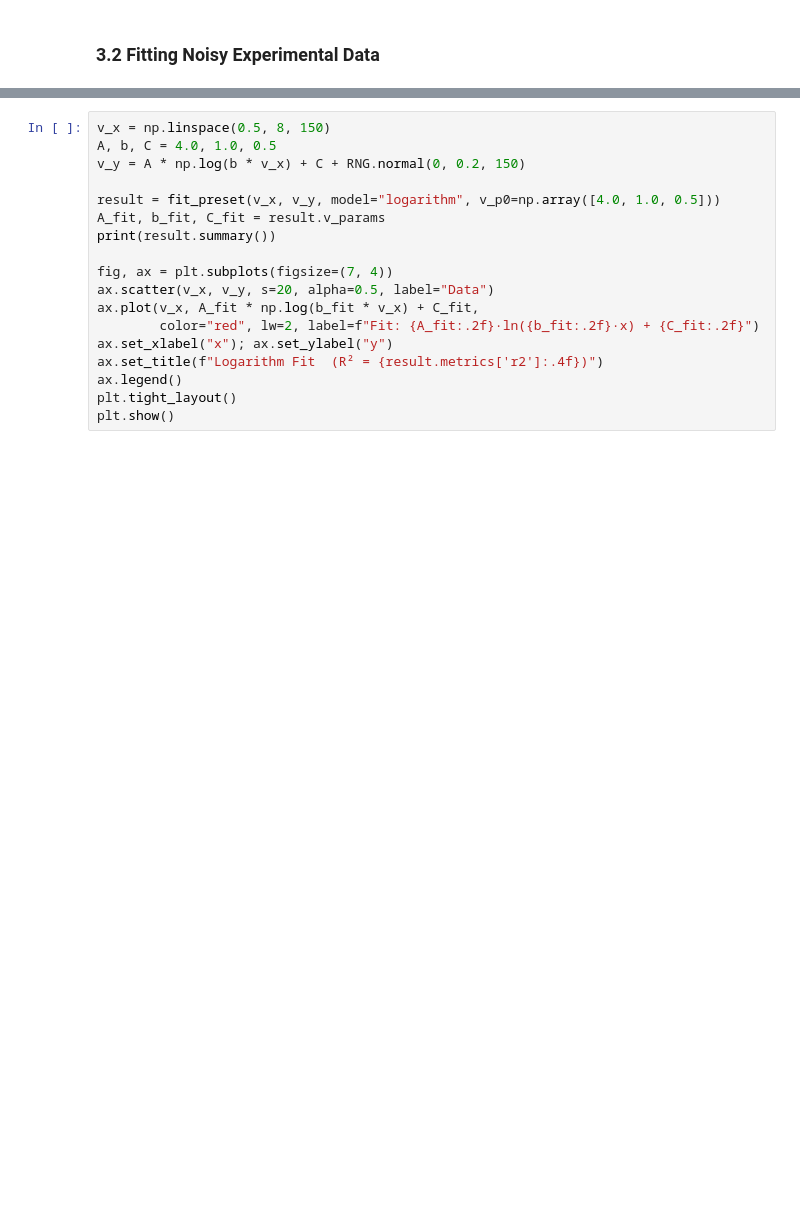
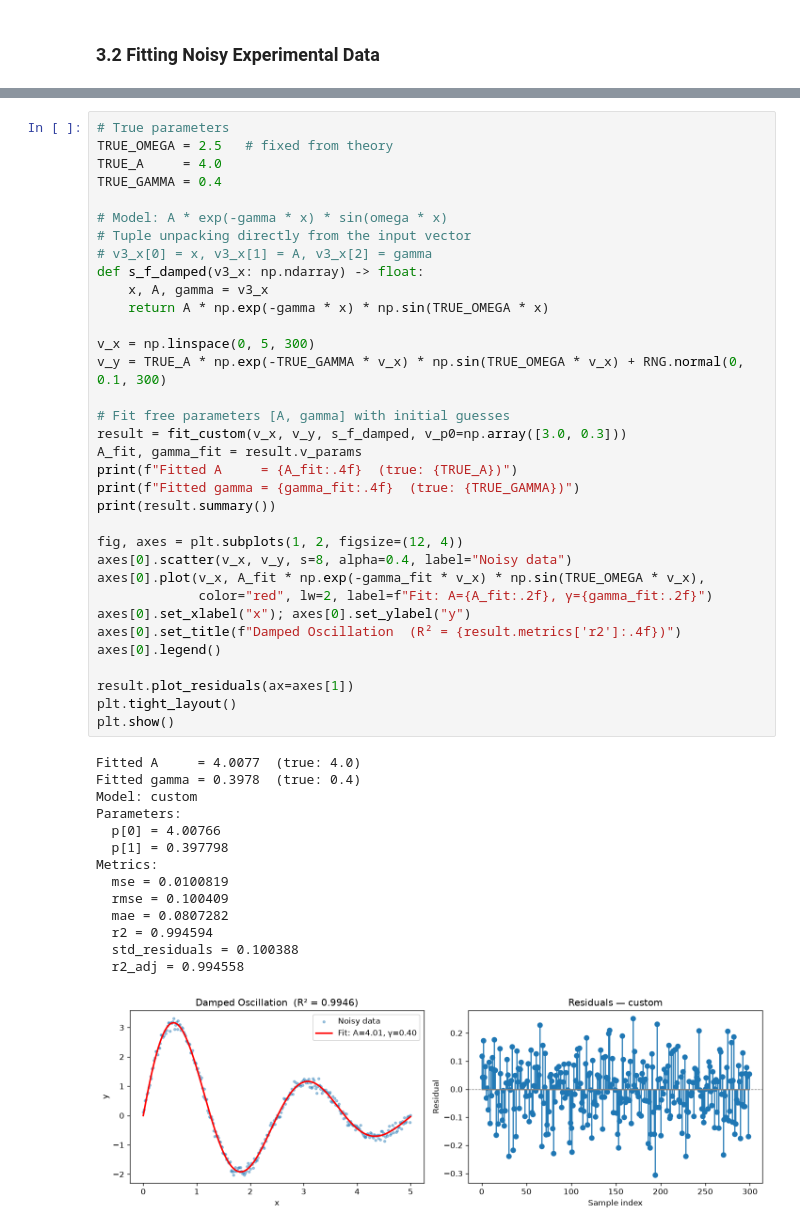
Before and after one commit to Defratino/lab-math-tools, a Jupyter notebook: notebooks/curve_fitting_demo.ipynb, the cells around one changed output, grey strips where cells are left out. Drawn from its saved outputs; the diff is of its cells as text; blank space fills up the shorter version.

```diff
--- a/notebooks/curve_fitting_demo.ipynb
+++ b/notebooks/curve_fitting_demo.ipynb
@@ -271,19 +263,50 @@ plt.show()
 # %%
-v_x = np.linspace(0.5, 8, 150)
-A, b, C = 4.0, 1.0, 0.5
-v_y = A * np.log(b * v_x) + C + RNG.normal(0, 0.2, 150)
+# True parameters
+TRUE_OMEGA = 2.5   # fixed from theory
+TRUE_A     = 4.0
+TRUE_GAMMA = 0.4
 
-result = fit_preset(v_x, v_y, model="logarithm", v_p0=np.array([4.0, 1.0, 0.5]))
-A_fit, b_fit, C_fit = result.v_params
+# Model: A * exp(-gamma * x) * sin(omega * x)
+# Tuple unpacking directly from the input vector
+# v3_x[0] = x, v3_x[1] = A, v3_x[2] = gamma
+def s_f_damped(v3_x: np.ndarray) -> float:
+    x, A, gamma = v3_x
+    return A * np.exp(-gamma * x) * np.sin(TRUE_OMEGA * x)
+
+v_x = np.linspace(0, 5, 300)
+v_y = TRUE_A * np.exp(-TRUE_GAMMA * v_x) * np.sin(TRUE_OMEGA * v_x) + RNG.normal(0, 0.1, 300)
+
+# Fit free parameters [A, gamma] with initial guesses
+result = fit_custom(v_x, v_y, s_f_damped, v_p0=np.array([3.0, 0.3]))
+A_fit, gamma_fit = result.v_params
+print(f"Fitted A     = {A_fit:.4f}  (true: {TRUE_A})")
+print(f"Fitted gamma = {gamma_fit:.4f}  (true: {TRUE_GAMMA})")
 print(result.summary())
 
-fig, ax = plt.subplots(figsize=(7, 4))
-ax.scatter(v_x, v_y, s=20, alpha=0.5, label="Data")
-ax.plot(v_x, A_fit * np.log(b_fit * v_x) + C_fit,
-        color="red", lw=2, label=f"Fit: {A_fit:.2f}·ln({b_fit:.2f}·x) + {C_fit:.2f}")
-ax.set_xlabel("x"); ax.set_ylabel("y")
-ax.set_title(f"Logarithm Fit  (R² = {result.metrics['r2']:.4f})")
-ax.legend()
+fig, axes = plt.subplots(1, 2, figsize=(12, 4))
+axes[0].scatter(v_x, v_y, s=8, alpha=0.4, label="Noisy data")
+axes[0].plot(v_x, A_fit * np.exp(-gamma_fit * v_x) * np.sin(TRUE_OMEGA * v_x),
+             color="red", lw=2, label=f"Fit: A={A_fit:.2f}, γ={gamma_fit:.2f}")
+axes[0].set_xlabel("x"); axes[0].set_ylabel("y")
+axes[0].set_title(f"Damped Oscillation  (R² = {result.metrics['r2']:.4f})")
+axes[0].legend()
+
+result.plot_residuals(ax=axes[1])
 plt.tight_layout()
 plt.show()
+# %% [output]
+Fitted A     = 4.0077  (true: 4.0)
+Fitted gamma = 0.3978  (true: 0.4)
+Model: custom
+Parameters:
+  p[0] = 4.00766
+  p[1] = 0.397798
+Metrics:
+  mse = 0.0100819
+  rmse = 0.100409
+  mae = 0.0807282
+  r2 = 0.994594
+  std_residuals = 0.100388
+  r2_adj = 0.994558
+[figure, added]
 # %% [markdown]
```
Also changed, not shown: parts of 36 cells of this notebook, 3 other files.
